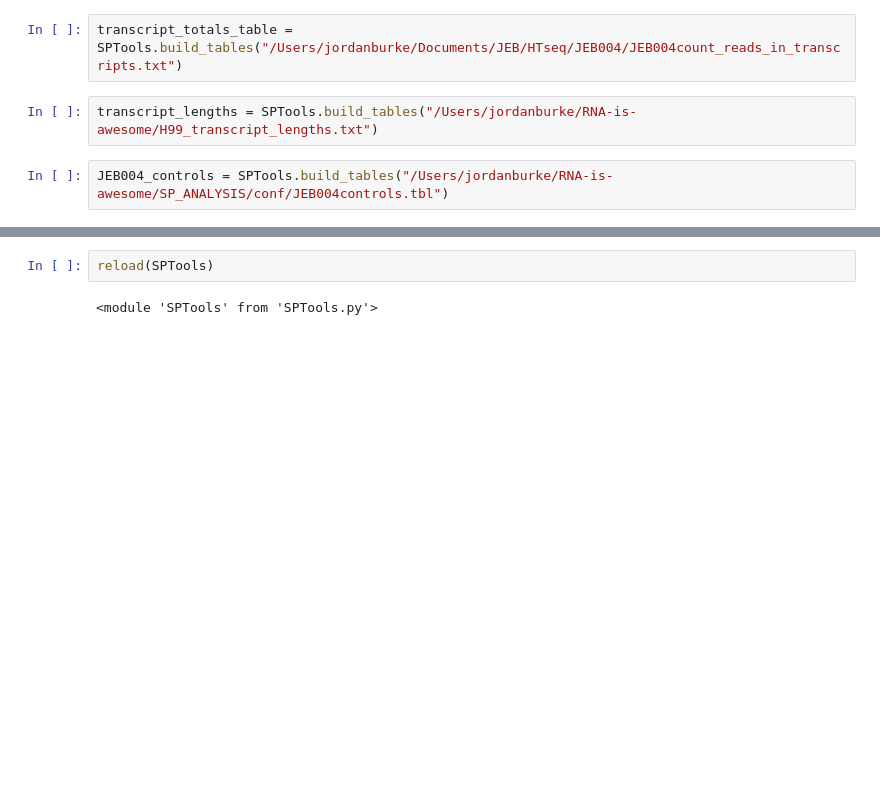
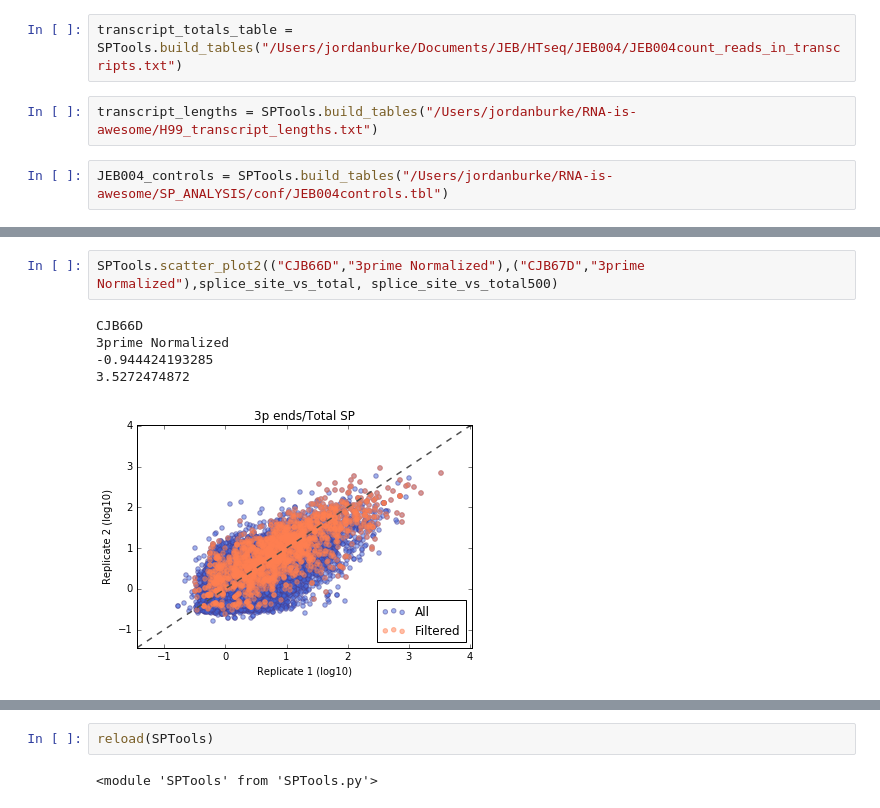
Before and after one commit to jeburke/RNA-is-awesome, a Jupyter notebook: SP_ANALYSIS/151228JEB004_analysis.ipynb, the cells around one changed output, grey strips where cells are left out. Cells and saved outputs as stored; diff of their text form; blank space fills up the shorter version.

```diff
--- a/SP_ANALYSIS/151228JEB004_analysis.ipynb
+++ b/SP_ANALYSIS/151228JEB004_analysis.ipynb
@@ -98,0 +129,8 @@ Control value 3 = 4.96
+# %%
+SPTools.scatter_plot2(("CJB66D","3prime Normalized"),("CJB67D","3prime Normalized"),splice_site_vs_total, splice_site_vs_total500)
+# %% [output]
+CJB66D
+3prime Normalized
+-0.944424193285
+3.5272474872
+[figure, added]
```
Also changed, not shown: parts of 19 cells of this notebook, 2 other files.
